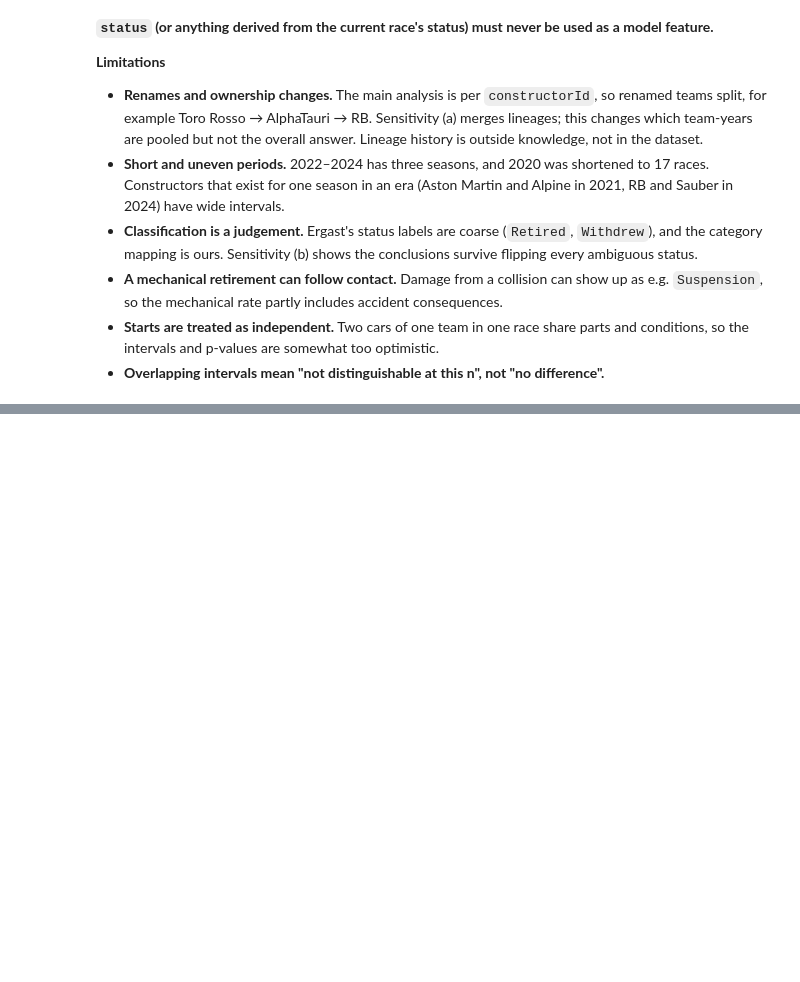
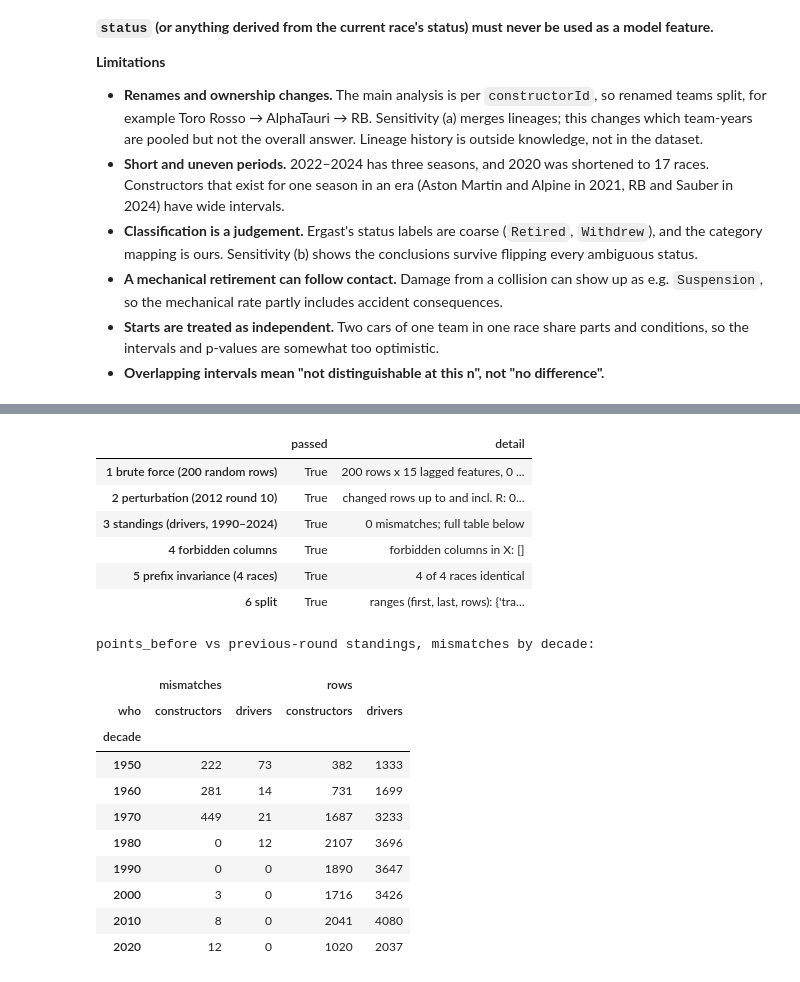
Before and after one commit to YShimy/f1-podium, a Jupyter notebook: notebooks/milestone1.ipynb, the cells around one changed output, grey strips where cells are left out. Cells and saved outputs as stored; diff of their text form; code cells hidden in the pictures; blank space fills up the shorter version.

```diff
--- a/notebooks/milestone1.ipynb
+++ b/notebooks/milestone1.ipynb
@@ -2782,0 +2954,62 @@ and the category mapping are many-to-one with unchanged row counts (asserted). 4
+# %%
+checks = {}
+
+mism, n_checked = leakage.bruteforce_mismatches(tables, results_clean, meta, X, n=200)
+checks["1 brute force (200 random rows)"] = (mism.empty, f"{n_checked} rows x {len(leakage.LAGGED_FEATURES)} lagged "
+                                             f"features, {len(mism)} mismatching cells")
+
+def rid(year, rnd):
+    return int(meta.loc[(meta["year"] == year) & (meta["round"] == rnd), "raceId"].iloc[0])
+
+pert = leakage.perturbation_check(tables, results_clean, rid(2012, 10))
+checks["2 perturbation (2012 round 10)"] = (
+    pert["changed_rows_up_to_and_incl_R"] == 0 and pert["changed_rows_after_R"] > 0
+    and pert["changed_targets_outside_R"] == 0,
+    f"changed rows up to and incl. R: {pert['changed_rows_up_to_and_incl_R']}, after R: {pert['changed_rows_after_R']}, "
+    f"targets changed in R: {pert['changed_targets_in_R']}, outside R: {pert['changed_targets_outside_R']}")
+
+standings = leakage.standings_check(tables, meta, X)
+drv_recent = standings.query("who == 'drivers' and decade >= 1990")["mismatches"].sum()
+checks["3 standings (drivers, 1990–2024)"] = (drv_recent == 0, f"{drv_recent} mismatches; full table below")
+
+bad_cols = leakage.forbidden_columns(X, y)
+checks["4 forbidden columns"] = (bad_cols == [], f"forbidden columns in X: {bad_cols}")
+
+prefix = leakage.prefix_invariance_check(
+    tables, results_clean,
+    [rid(2023, 1), rid(2012, 10), rid(2021, 11), int(meta.sort_values(["year", "round"])["raceId"].iloc[-1])],
+    full=(meta, X, y))
+checks["5 prefix invariance (4 races)"] = (bool(prefix["identical"].all()),
+                                           f"{int(prefix['identical'].sum())} of {len(prefix)} races identical")
+
+split = leakage.split_check(meta)
+checks["6 split"] = (split["disjoint"] and split["races_disjoint"] and split["complete"] and split["ordered"],
+                     f"ranges (first, last, rows): {split['ranges']}")
+
+check_table = pd.DataFrame({k: {"passed": v[0], "detail": v[1]} for k, v in checks.items()}).T
+with pd.option_context("display.max_colwidth", 140):
+    display(check_table)
+assert check_table["passed"].all(), "a leakage check failed"
+
+print("points_before vs previous-round standings, mismatches by decade:")
+display(standings.pivot(index="decade", columns="who", values=["mismatches", "rows"]))
+# %% [output]
+|  | passed | detail |
+| 1 brute force (200 random rows) | True | 200 rows x 15 lagged features, 0 ... |
+| 2 perturbation (2012 round 10) | True | changed rows up to and incl. R: 0... |
+| 3 standings (drivers, 1990–2024) | True | 0 mismatches; full table below |
+| 4 forbidden columns | True | forbidden columns in X: [] |
+| 5 prefix invariance (4 races) | True | 4 of 4 races identical |
+| 6 split | True | ranges (first, last, rows): {'tra... |
+points_before vs previous-round standings, mismatches by decade:
+|  | mismatches |  | rows |  |
+| who | constructors | drivers | constructors | drivers |
+| decade |  |  |  |  |
+| 1950 | 222 | 73 | 382 | 1333 |
+| 1960 | 281 | 14 | 731 | 1699 |
+| 1970 | 449 | 21 | 1687 | 3233 |
+| 1980 | 0 | 12 | 2107 | 3696 |
+| 1990 | 0 | 0 | 1890 | 3647 |
+| 2000 | 3 | 0 | 1716 | 3426 |
+| 2010 | 8 | 0 | 2041 | 4080 |
+| 2020 | 12 | 0 | 1020 | 2037 |
```
Also changed, not shown: parts of 14 cells of this notebook, 1 other file.
